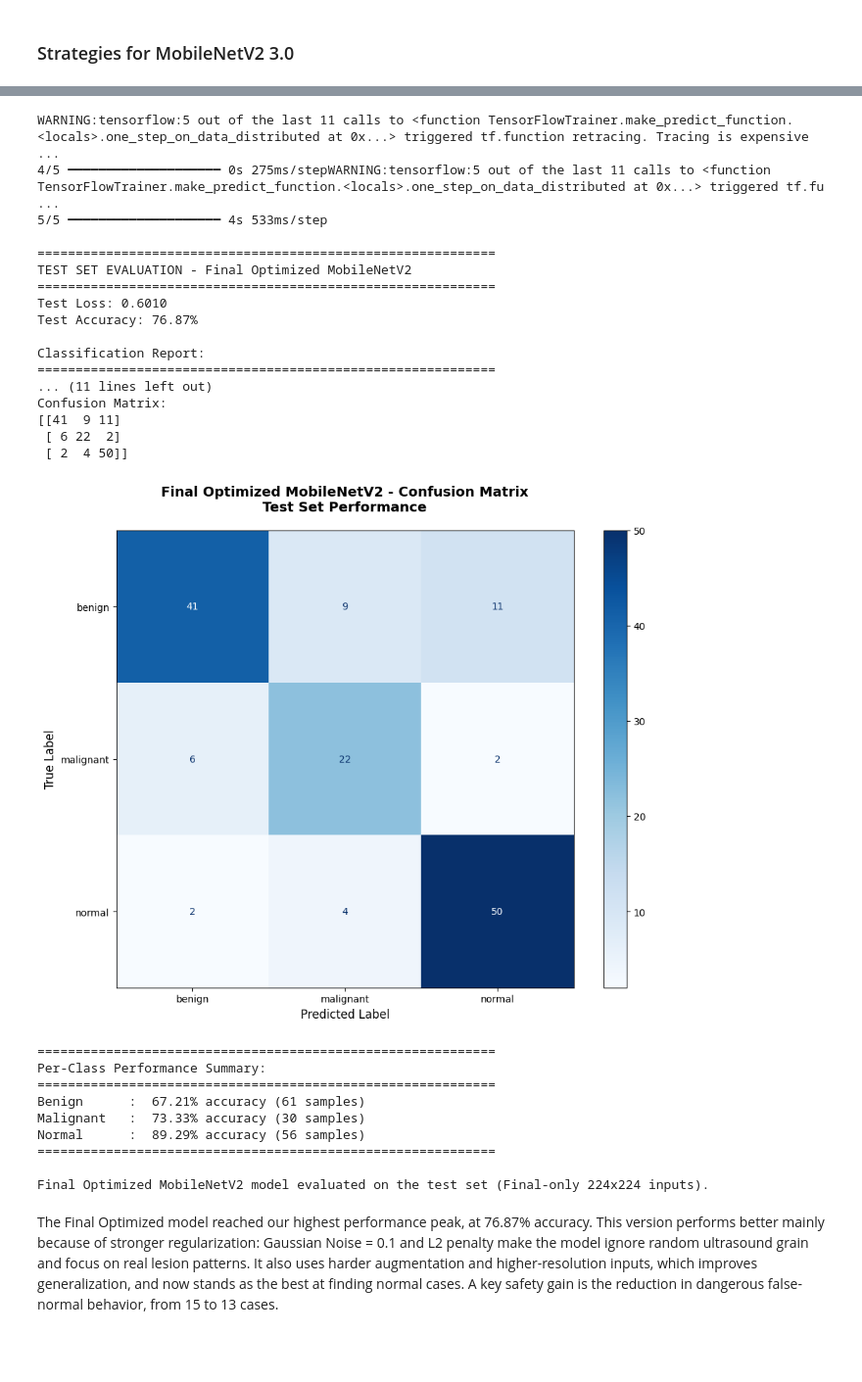
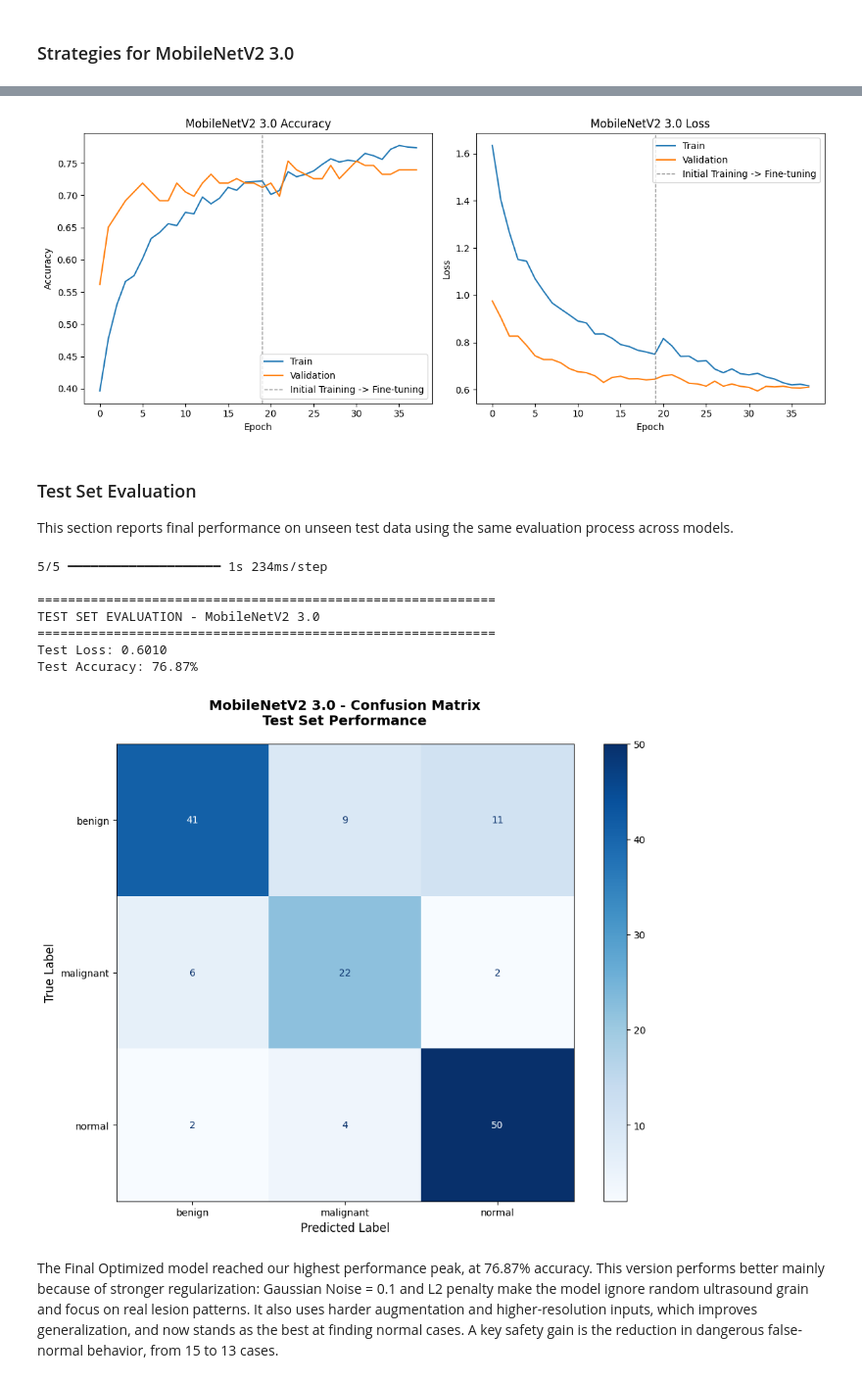
Before and after one commit to marxandreadiane/CSC713M-Breast-Cancer-Classification, a Jupyter notebook: [CSC713M]_Twin_Fairy_Tacticians_MCO(1).ipynb, the cells around one changed output, grey strips where cells are left out. Shown at 98% size. Drawn from its saved outputs; the diff is of its cells as text; code cells hidden in the pictures; blank space fills up the shorter version.

```diff
--- a/[CSC713M]_Twin_Fairy_Tacticians_MCO(1).ipynb
+++ b/[CSC713M]_Twin_Fairy_Tacticians_MCO(1).ipynb
@@ -1402,45 +1399,41 @@ Final optimized model fine-tuning history visualized.
+# %%
+from evaluation_utils import plot_two_phase_training_history
+
+plot_two_phase_training_history(
+    final_history,
+    final_finetune_history,
+    title='MobileNetV2 3.0',
+    phase1_label='Initial Training',
+    phase2_label='Fine-tuning',
+)
+# %% [output]
+[figure, added]
+# %% [markdown]
+### Test Set Evaluation
+This section reports final performance on unseen test data using the same evaluation process across models.
 # %%
 (
     y_pred_final_mobilenet,
     final_accuracy,
     final_loss,
     report_final_mobilenet,
     cm_final_mobilenet,
     ) = evaluate_keras_classifier(
     final_model,
     X_test_rgb_final224,
     y_test,
     label_encoder,
-    title='Final Optimized MobileNetV2',
+    title='MobileNetV2 3.0',
     )
 # %% [output]
-WARNING:tensorflow:5 out of the last 11 calls to <function TensorFlowTrainer.make_predict_function.<locals>.one_step_on_data_distributed at 0x...> triggered tf.function retracing. Tracing is expensive ...
-4/5 ━━━━━━━━━━━━━━━━━━━━ 0s 275ms/stepWARNING:tensorflow:5 out of the last 11 calls to <function TensorFlowTrainer.make_predict_function.<locals>.one_step_on_data_distributed at 0x...> triggered tf.fu ...
-5/5 ━━━━━━━━━━━━━━━━━━━━ 4s 533ms/step
+5/5 ━━━━━━━━━━━━━━━━━━━━ 1s 234ms/step
 
 ============================================================
-TEST SET EVALUATION - Final Optimized MobileNetV2
+TEST SET EVALUATION - MobileNetV2 3.0
 ============================================================
 Test Loss: 0.6010
 Test Accuracy: 76.87%
-
-Classification Report:
-============================================================
-... (11 lines left out)
-Confusion Matrix:
-[[41  9 11]
- [ 6 22  2]
- [ 2  4 50]]
-[figure, old version]
+[figure, new version]
-============================================================
-Per-Class Performance Summary:
-============================================================
-Benign      :  67.21% accuracy (61 samples)
-Malignant   :  73.33% accuracy (30 samples)
-Normal      :  89.29% accuracy (56 samples)
-============================================================
-
-Final Optimized MobileNetV2 model evaluated on the test set (Final-only 224x224 inputs).
 # %% [markdown]
 The Final Optimized model reached our highest performance peak, at 76.87% accuracy. This version performs better mainly because of stronger regularization: Gaussian Noise = 0.1 and L2 penalty make the model ignore random ultrasound grain and focus on real lesion patterns. It also uses harder augmentation and higher-resolution inputs, which improves generalization, and now stands as the best at finding normal cases. A key safety gain is the reduction in dangerous false-normal behavior, from 15 to 13 cases.
 # %% [markdown]
```
Also changed, not shown: parts of 93 cells of this notebook, 1 other file.
